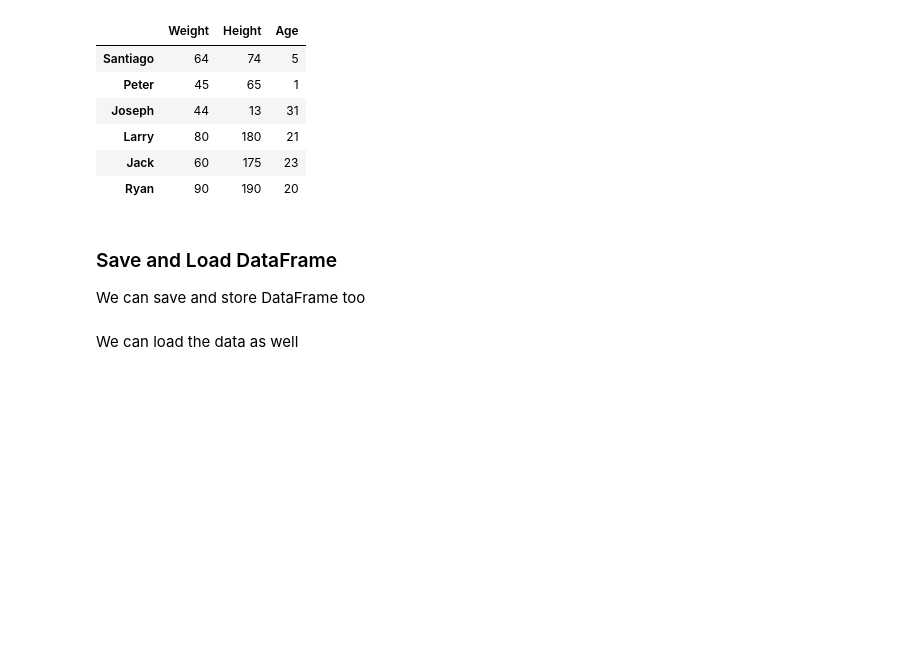
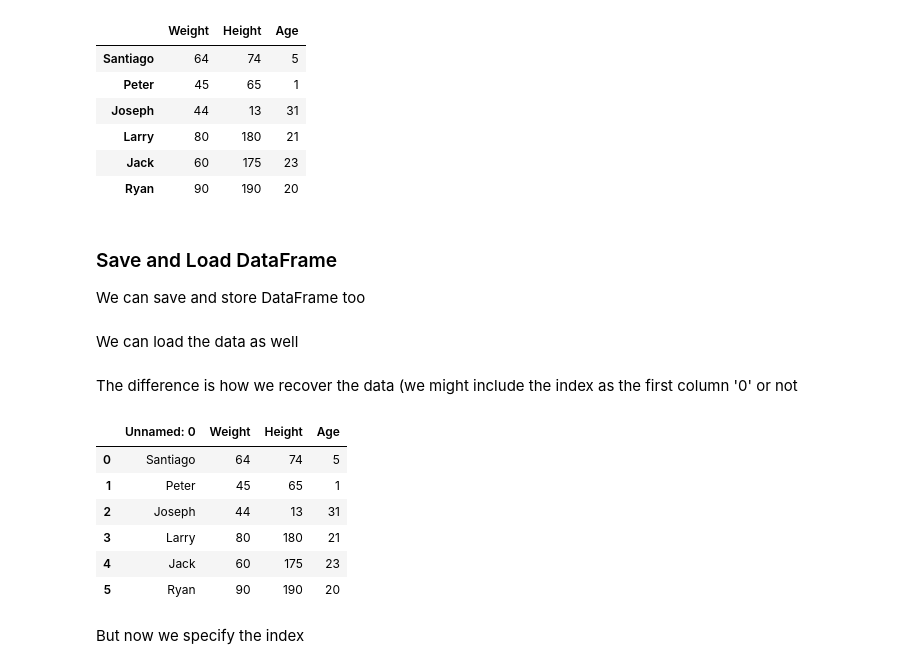
Before and after one commit to MIGUEL-MOTTA-U/ml-foundations, a Jupyter notebook: notebooks/pandas.ipynb, the cells around one changed output. Drawn from its saved outputs; the diff is of its cells as text; code cells hidden in the pictures; blank space fills up the shorter version.

```diff
--- a/notebooks/pandas.ipynb
+++ b/notebooks/pandas.ipynb
@@ -431,4 +432,18 @@ df.to_json("df_copy.json")
 # %% [markdown]
 We can load the data as well
 # %%
-df2 = pd.read_csv("df_copy.csv") # , index_col=0 (To parse correctly the index)
+df2 = pd.read_csv(f"{relative_path}df_copy.csv") # , index_col=0 (To parse correctly the index)
+# %% [markdown]
+The difference is how we recover the data (we might include the index as the first column '0' or not
+# %%
+df2
+# %% [output]
+|  | Unnamed: 0 | Weight | Height | Age |
+| 0 | Santiago | 64 | 74 | 5 |
+| 1 | Peter | 45 | 65 | 1 |
+| 2 | Joseph | 44 | 13 | 31 |
+| 3 | Larry | 80 | 180 | 21 |
+| 4 | Jack | 60 | 175 | 23 |
+| 5 | Ryan | 90 | 190 | 20 |
+# %% [markdown]
+But now we specify the index
```
Also changed, not shown: parts of 5 cells of this notebook, 1 other file.
